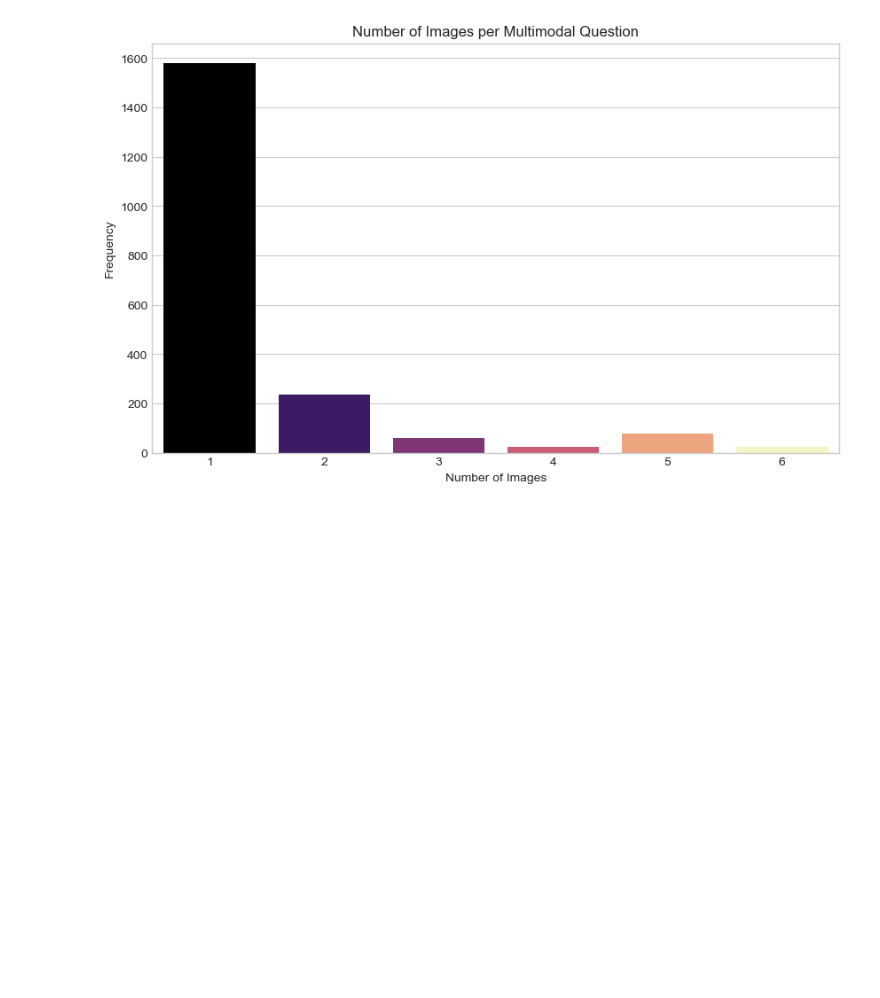
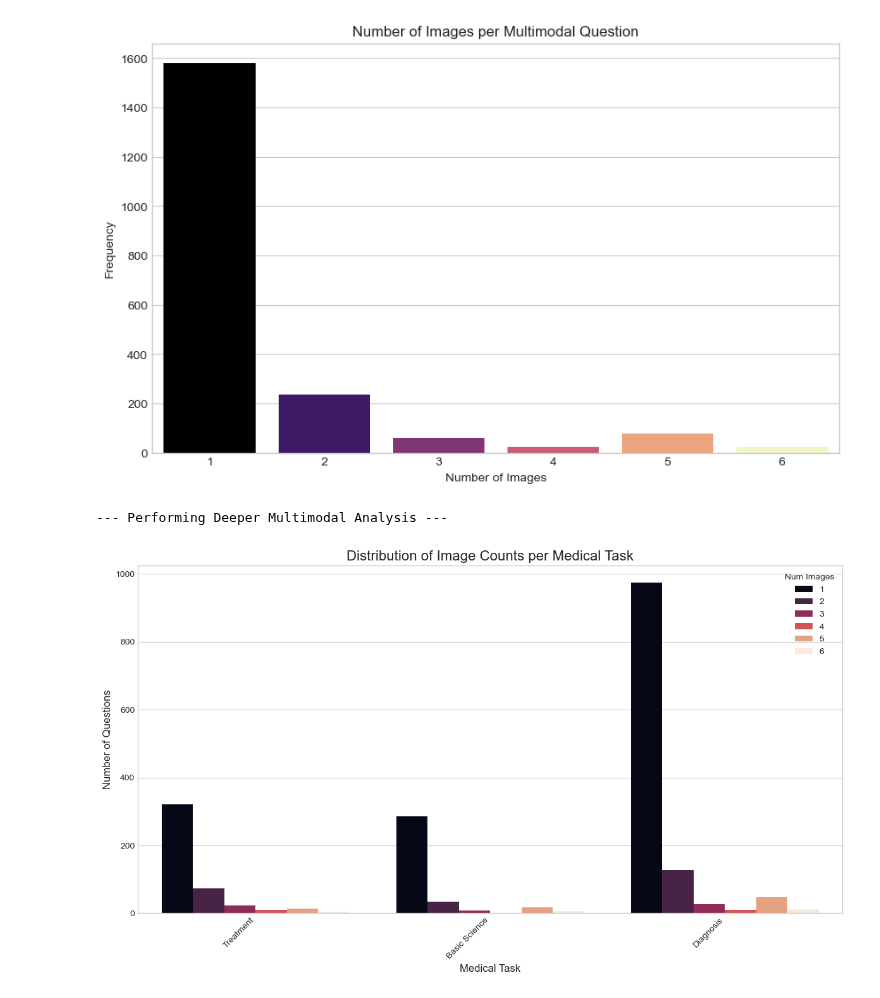
Before and after one commit to phuchaitt3/MedicalQA, a Jupyter notebook: MedXpertQA/MedXpertQA_eda.ipynb, the cells around one changed output. Drawn from its saved outputs; the diff is of its cells as text; code cells hidden in the pictures; blank space fills up the shorter version.

```diff
--- a/MedXpertQA/MedXpertQA_eda.ipynb
+++ b/MedXpertQA/MedXpertQA_eda.ipynb
@@ -211,3 +306,83 @@ plt.ylabel('Frequency')
 plt.show()
 # %% [output]
 [figure]
+# %%
+print("\n--- Performing Deeper Multimodal Analysis ---")
+
+# Ensure the 'num_images' column exists from the initial analysis
+if 'num_images' not in df_mm.columns:
+    df_mm['num_images'] = df_mm['images'].apply(lambda x: len(x) if isinstance(x, list) else 0)
+
+crosstab_task_vs_images = pd.crosstab(df_mm['medical_task'], df_mm['num_images'])
+write_to_report(crosstab_task_vs_images.to_string(), title="Data Table: Image Counts per Medical Task")
+
+# --- Correlation with Other Features (Number of Images vs. Medical Task) ---
+
+plt.figure(figsize=(12, 7))
+sns.countplot(x='medical_task', hue='num_images', data=df_mm, palette='rocket')
+plt.title('Distribution of Image Counts per Medical Task', fontsize=16)
+plt.xlabel('Medical Task', fontsize=12)
+plt.ylabel('Number of Questions', fontsize=12)
+plt.xticks(rotation=45, ha='right')
+plt.legend(title='Num Images')
+plt.tight_layout()
+image_path_1 = os.path.join(OUTPUT_DIR, "image_count_vs_task.png")
+plt.savefig(image_path_1)
+write_to_report(f"Image saved to: {image_path_1}", title="Plot: Image Counts per Medical Task")
+plt.show()
+
+
+# --- Correlation with Other Features (Number of Images vs. Body System) ---
+crosstab_system_vs_images = pd.crosstab(df_mm['body_system'], df_mm['num_images'])
+write_to_report(crosstab_system_vs_images.to_string(), title="Data Table: Image Counts per Body System")
+
+plt.figure(figsize=(14, 8))
+sns.countplot(x='body_system', hue='num_images', data=df_mm, palette='mako')
+plt.title('Distribution of Image Counts per Body System', fontsize=16)
+plt.xlabel('Body System', fontsize=12)
+plt.ylabel('Number of Questions', fontsize=12)
+plt.xticks(rotation=45, ha='right')
+plt.legend(title='Num Images')
+plt.tight_layout()
+image_path_2 = os.path.join(OUTPUT_DIR, "image_count_vs_system.png")
+plt.savefig(image_path_2)
+write_to_report(f"Image saved to: {image_path_2}", title="Plot: Image Counts per Body System")
+plt.show()
+
+
+# --- Image Type Analysis (File Extension) ---
+
+# This function extracts the file extension from a list of image filenames
+def get_extensions(image_list):
+    if not isinstance(image_list, list):
+        return []
+    return [filename.split('.')[-1] for filename in image_list]
+
+# Get a flat list of all extensions
+all_extensions = [ext for sublist in df_mm['images'].apply(get_extensions) for ext in sublist]
+
+# Count the occurrences of each extension
+extension_counts = pd.Series(all_extensions).value_counts()
+
+print("\nImage File Type Distribution:")
+print(extension_counts)
+
+report_title_images = "Image File Type Distribution"
+write_to_report(extension_counts, title=report_title_images)
+
+# Visualize the file extension counts
+plt.figure(figsize=(8, 5))
+sns.barplot(x=extension_counts.index, y=extension_counts.values, hue=extension_counts.index, palette='viridis')
+plt.title('Distribution of Image File Types', fontsize=16)
+plt.xlabel('File Extension', fontsize=12)
+plt.ylabel('Total Count', fontsize=12)
+image_path_3 = os.path.join(OUTPUT_DIR, "image_extension_distribution.png")
+plt.savefig(image_path_3)
+write_to_report(f"Image saved to: {image_path_3}", title="Plot: Image File Type Distribution")
+plt.show()
+
+
+print("\n--- Deeper Multimodal Analysis Complete ---")
+# %% [output]
+--- Performing Deeper Multimodal Analysis ---
+[figure, added]
```
Also changed, not shown: parts of 7 cells of this notebook, 18 other files.
